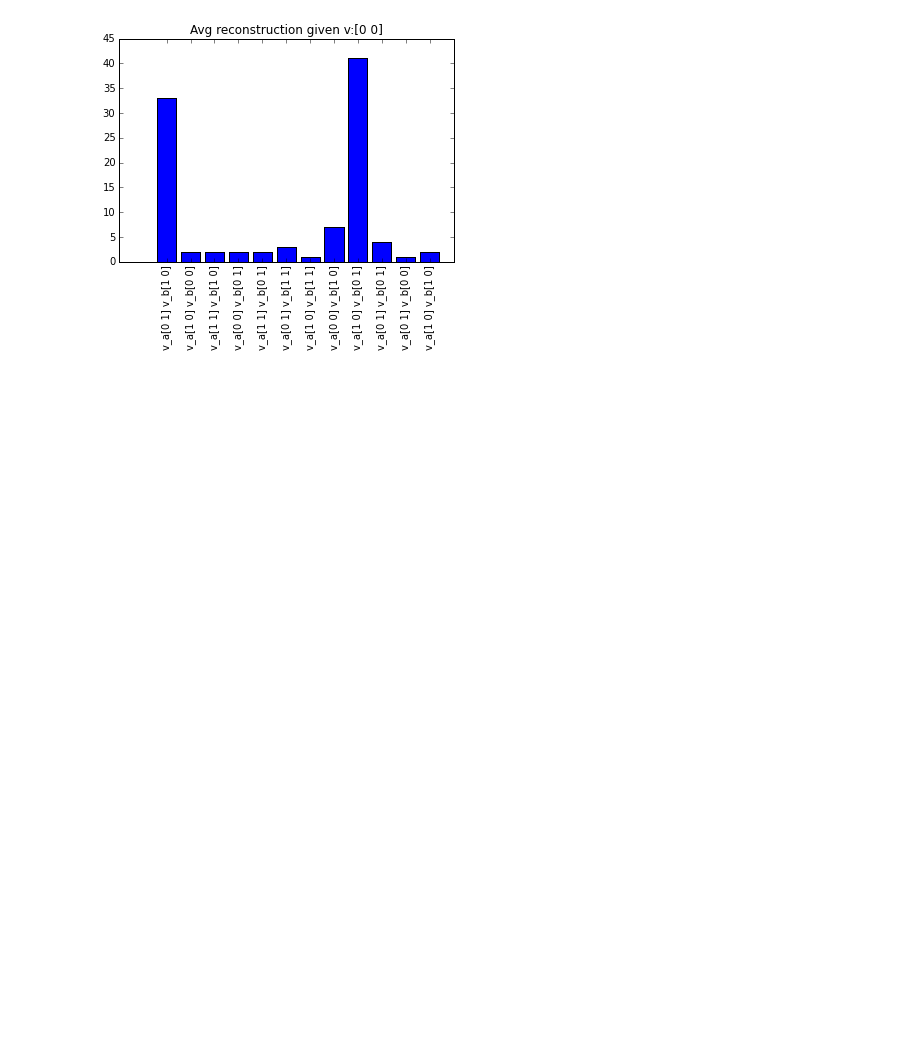
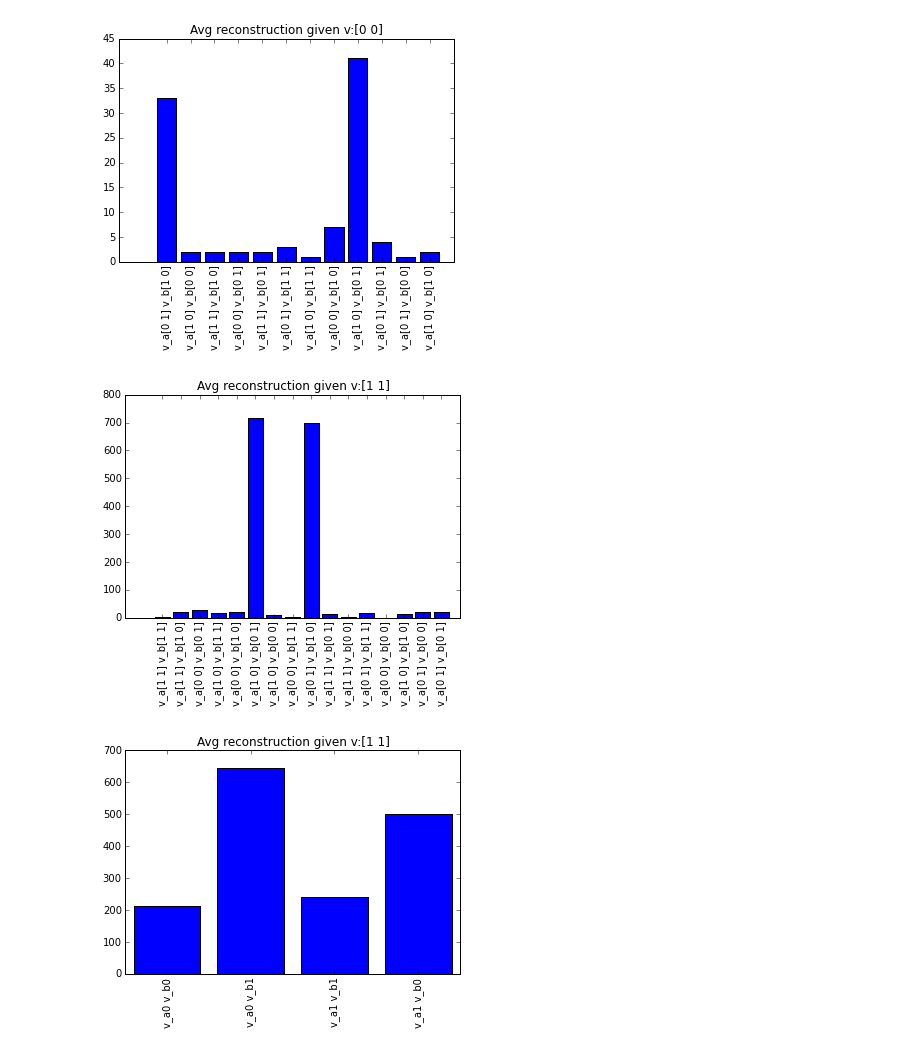
Before and after one commit to garibaldu/multicauseRBM, a Jupyter notebook: Max/TwoBitRBM.ipynb, the cells around one changed output. Cells and saved outputs as stored; diff of their text form; code cells hidden in the pictures; blank space fills up the shorter version.

```diff
--- a/Max/TwoBitRBM.ipynb
+++ b/Max/TwoBitRBM.ipynb
@@ -338,0 +337,6 @@ t.train(10000, training_set)
+# %%
+plot_avg_results_for_visible_pattern(np.array([1,1]), a)
+plot_avg_results_for_visible_pattern(np.array([1,1]), WrappedVanillaSampler(dot))
+# %% [output]
+[figure, added]
+[figure, added]
```
Also changed, not shown: parts of 5 cells of this notebook, 6 other files.
